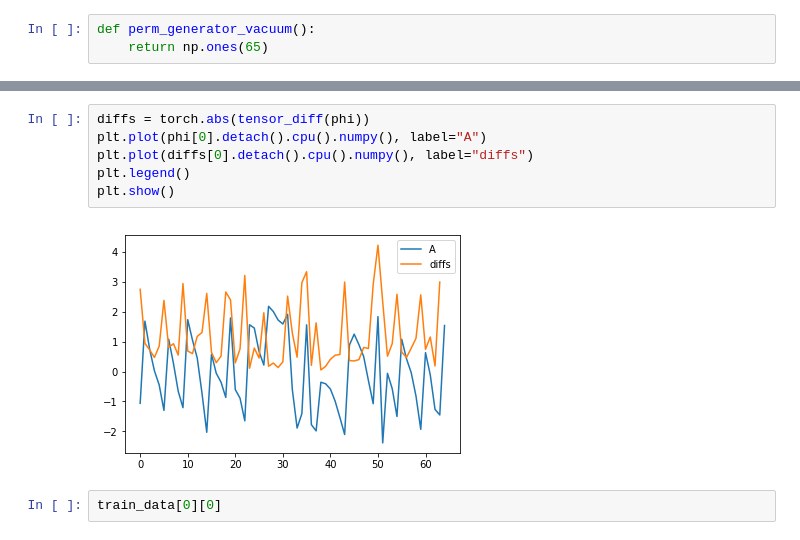
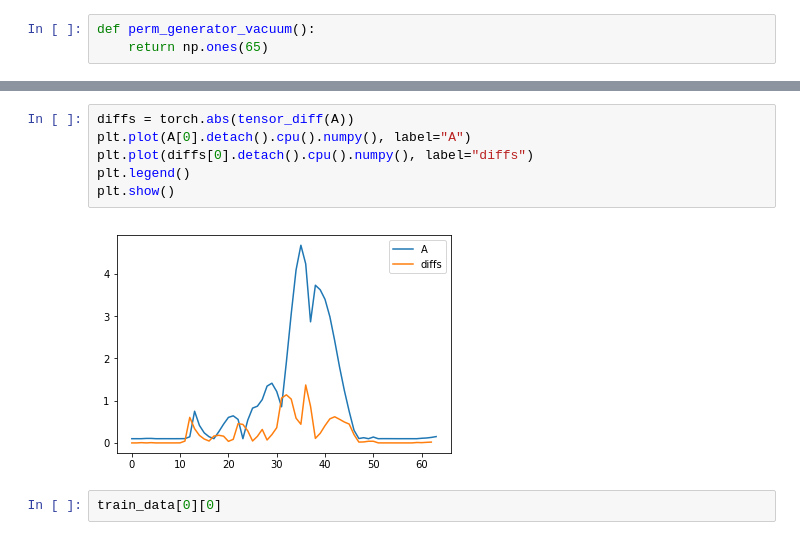
Before and after one commit to bencbartlett/neural-maxwell, a Jupyter notebook: CS229_Final_Project.ipynb, the cells around one changed output, grey strips where cells are left out. Saved outputs shown, nothing was run; the diff lists cells and outputs as text.

```diff
--- a/CS229_Final_Project.ipynb
+++ b/CS229_Final_Project.ipynb
@@ -518,11 +547,11 @@ plt.show()
 # %%
-diffs = torch.abs(tensor_diff(phi))
-plt.plot(phi[0].detach().cpu().numpy(), label="A")
+diffs = torch.abs(tensor_diff(A))
+plt.plot(A[0].detach().cpu().numpy(), label="A")
 plt.plot(diffs[0].detach().cpu().numpy(), label="diffs")
 plt.legend()
 plt.show()
 # %% [output]
-[figure, old version]
+[figure, new version]
 # %%
 train_data[0][0]
 # %% [output]
```
Also changed, not shown: parts of 11 cells of this notebook, 7 other files.
